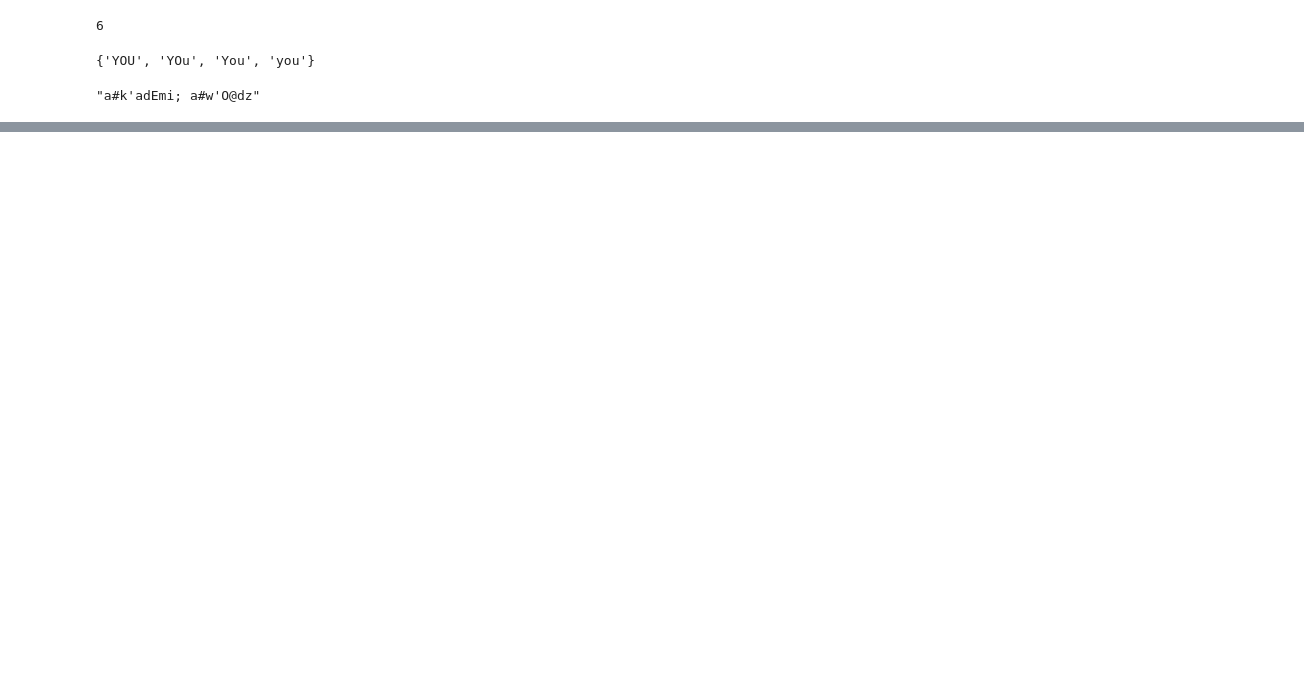
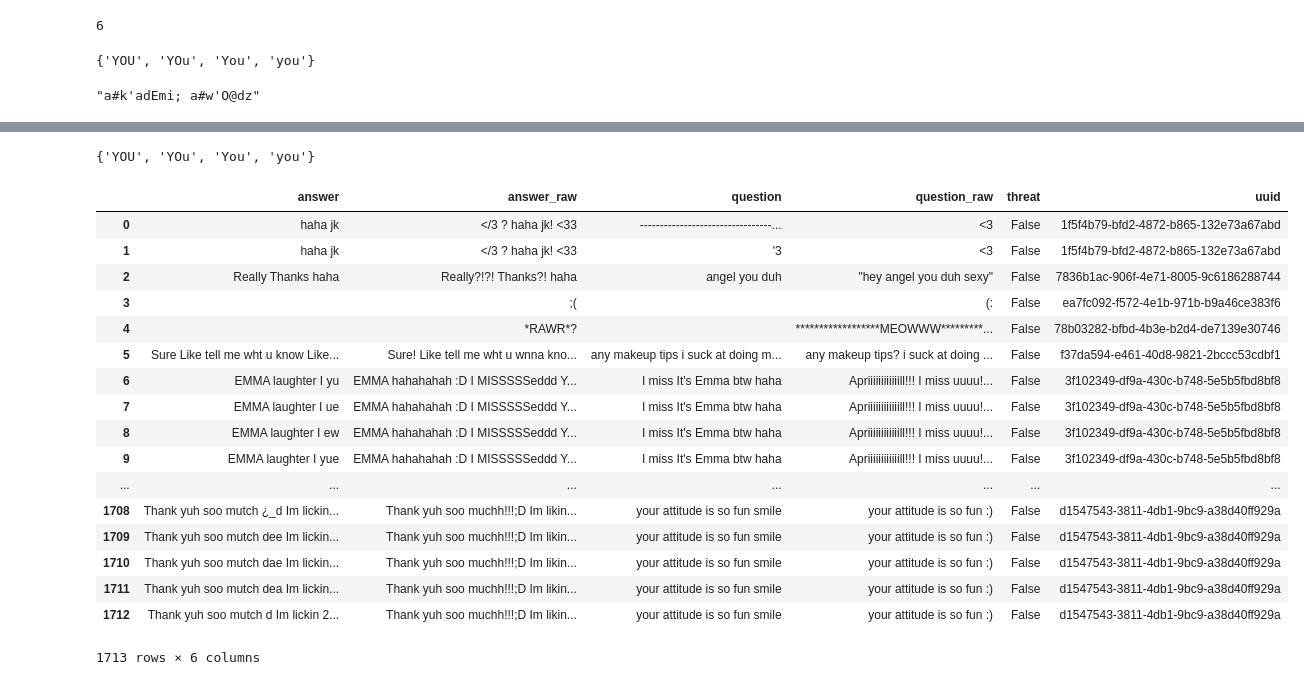
Before and after one commit to ldacosta/cyberbullying-detection, a Jupyter notebook: Phonemes2Graphemes.ipynb, the cells around one changed output, grey strips where cells are left out. Drawn from its saved outputs; the diff is of its cells as text; code cells hidden in the pictures; blank space fills up the shorter version.

```diff
--- a/Phonemes2Graphemes.ipynb
+++ b/Phonemes2Graphemes.ipynb
@@ -31,2 +43,2 @@ m = mw.model # cache model definition
 # %%
-pg = PhonemesFromGraphemes(logger_name=mw.alogger.name)
+phonemesFactory = PhonemesFromGraphemes(alogger=mw.alogger)
@@ -61,4 +73,4 @@ shelves_names
  './data/shelf_from2000001_for500000.shelf',
  './data/shelf_from2500000_for500000.shelf']
 # %%
-sounds_dict = SoundsDict(file_names=shelves_names, logger_name=pg.alogger.name)
+sounds_dict = SoundsDict(file_names=shelves_names, alogger=phonemesFactory.alogger)
@@ -78,3 +88,5 @@ zero_keys = list(sounds_dict.all_shelves[0].keys())
 zero_keys[0]
 # %% [output]
 "a#k'adEmi; a#w'O@dz"
+# %%
+mw = ModelWrapper(data_dir=data_dir, alogger = common_logger, m= m, sounds_dict = sounds_dict)
@@ -80,0 +100,4 @@ zero_keys[0]
+# %%
+mw.sound_to_word('ju:')
+# %% [output]
+{'YOU', 'YOu', 'You', 'you'}
@@ -80,0 +106,4 @@ zero_keys[0]
+# %%
+xml_file_name = '/Users/luisd/Downloads/FormspringLabeledForCyberbullying/XMLMergedFile.xml'
+
+parser = Formspring_Data_Parser(xml_file_name, pg = phonemesFactory, mw = mw, alogger = mw.alogger)
@@ -80,0 +115,22 @@ zero_keys[0]
+# %%
+all_of_them = parser.questions_answers_labels(an_id = 1)
+all_of_them
+# %% [output]
+|  | answer | answer_raw | question | question_raw | threat | uuid |
+| 0 | haha jk | </3 ? haha jk! <33 | ---------------------------------... | <3 | False | 1f5f4b79-bfd2-4872-b865-132e73a67abd |
+| 1 | haha jk | </3 ? haha jk! <33 | '3 | <3 | False | 1f5f4b79-bfd2-4872-b865-132e73a67abd |
+| 2 | Really Thanks haha | Really?!?! Thanks?! haha | angel you duh | "hey angel you duh sexy" | False | 7836b1ac-906f-4e71-8005-9c6186288744 |
+| 3 |  | ;( |  | (: | False | ea7fc092-f572-4e1b-971b-b9a46ce383f6 |
+| 4 |  | *RAWR*? |  | ******************MEOWWW*********... | False | 78b03282-bfbd-4b3e-b2d4-de7139e30746 |
+| 5 | Sure Like tell me wht u know Like... | Sure! Like tell me wht u wnna kno... | any makeup tips i suck at doing m... | any makeup tips? i suck at doing ... | False | f37da594-e461-40d8-9821-2bccc53cdbf1 |
+| 6 | EMMA laughter I yu | EMMA hahahahah :D I MISSSSSeddd Y... | I miss It's Emma btw haha | Apriiiiiiiiiiiill!!! I miss uuuu!... | False | 3f102349-df9a-430c-b748-5e5b5fbd8bf8 |
+| 7 | EMMA laughter I ue | EMMA hahahahah :D I MISSSSSeddd Y... | I miss It's Emma btw haha | Apriiiiiiiiiiiill!!! I miss uuuu!... | False | 3f102349-df9a-430c-b748-5e5b5fbd8bf8 |
+| 8 | EMMA laughter I ew | EMMA hahahahah :D I MISSSSSeddd Y... | I miss It's Emma btw haha | Apriiiiiiiiiiiill!!! I miss uuuu!... | False | 3f102349-df9a-430c-b748-5e5b5fbd8bf8 |
+| 9 | EMMA laughter I yue | EMMA hahahahah :D I MISSSSSeddd Y... | I miss It's Emma btw haha | Apriiiiiiiiiiiill!!! I miss uuuu!... | False | 3f102349-df9a-430c-b748-5e5b5fbd8bf8 |
+| ... | ... | ... | ... | ... | ... | ... |
+| 1708 | Thank yuh soo mutch ¿_d Im lickin... | Thank yuh soo muchh!!!;D Im likin... | your attitude is so fun smile | your attitude is so fun :) | False | d1547543-3811-4db1-9bc9-a38d40ff929a |
+| 1709 | Thank yuh soo mutch dee Im lickin... | Thank yuh soo muchh!!!;D Im likin... | your attitude is so fun smile | your attitude is so fun :) | False | d1547543-3811-4db1-9bc9-a38d40ff929a |
+| 1710 | Thank yuh soo mutch dae Im lickin... | Thank yuh soo muchh!!!;D Im likin... | your attitude is so fun smile | your attitude is so fun :) | False | d1547543-3811-4db1-9bc9-a38d40ff929a |
+| 1711 | Thank yuh soo mutch dea Im lickin... | Thank yuh soo muchh!!!;D Im likin... | your attitude is so fun smile | your attitude is so fun :) | False | d1547543-3811-4db1-9bc9-a38d40ff929a |
+| 1712 | Thank yuh soo mutch d Im lickin 2... | Thank yuh soo muchh!!!;D Im likin... | your attitude is so fun smile | your attitude is so fun :) | False | d1547543-3811-4db1-9bc9-a38d40ff929a |
+1713 rows × 6 columns
```
Also changed, not shown: parts of 42 cells of this notebook, 3 other files.
